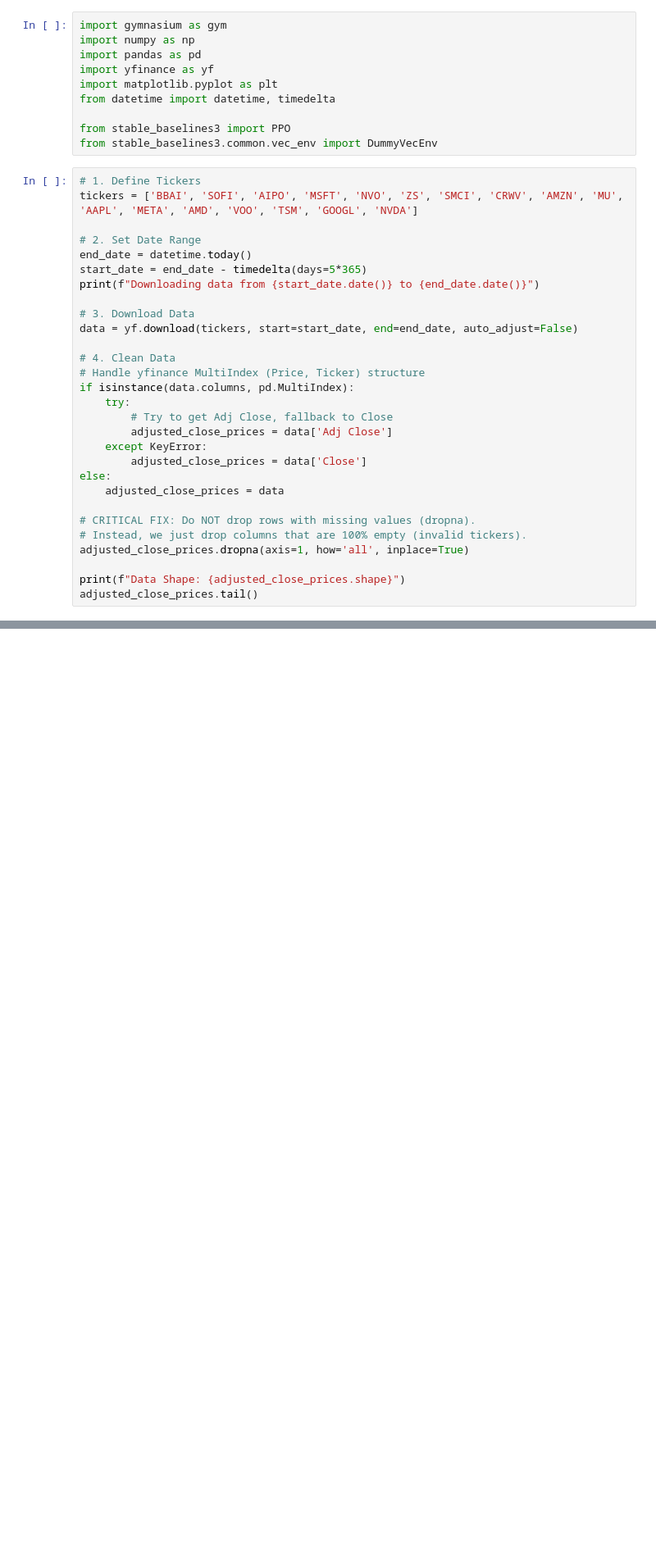
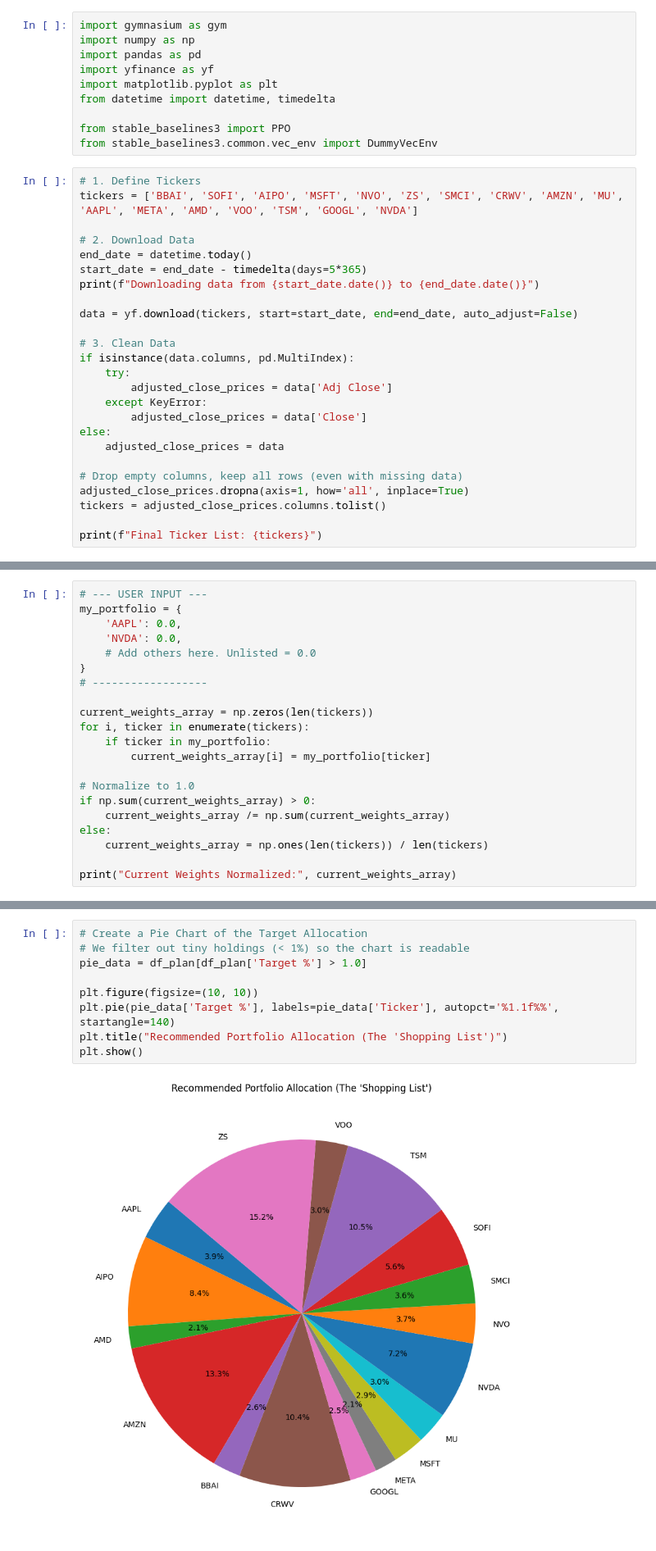
Before and after one commit to prajpenmetsa/portfolio-optimization-rl, a Jupyter notebook: yfinance_rl.ipynb, the cells around one changed output, grey strips where cells are left out. Shown at 82% size. Drawn from its saved outputs; the diff is of its cells as text; blank space fills up the shorter version.

```diff
--- a/yfinance_rl.ipynb
+++ b/yfinance_rl.ipynb
@@ -32,31 +32,27 @@ from stable_baselines3.common.vec_env import DummyVecEnv
 # 1. Define Tickers
 tickers = ['BBAI', 'SOFI', 'AIPO', 'MSFT', 'NVO', 'ZS', 'SMCI', 'CRWV', 'AMZN', 'MU', 'AAPL', 'META', 'AMD', 'VOO', 'TSM', 'GOOGL', 'NVDA']
 
-# 2. Set Date Range
+# 2. Download Data
 end_date = datetime.today()
 start_date = end_date - timedelta(days=5*365)
 print(f"Downloading data from {start_date.date()} to {end_date.date()}")
 
-# 3. Download Data
 data = yf.download(tickers, start=start_date, end=end_date, auto_adjust=False)
 
-# 4. Clean Data
-# Handle yfinance MultiIndex (Price, Ticker) structure
+# 3. Clean Data
 if isinstance(data.columns, pd.MultiIndex):
     try:
-        # Try to get Adj Close, fallback to Close
         adjusted_close_prices = data['Adj Close']
     except KeyError:
         adjusted_close_prices = data['Close']
 else:
     adjusted_close_prices = data
 
-# CRITICAL FIX: Do NOT drop rows with missing values (dropna).
-# Instead, we just drop columns that are 100% empty (invalid tickers).
+# Drop empty columns, keep all rows (even with missing data)
 adjusted_close_prices.dropna(axis=1, how='all', inplace=True)
+tickers = adjusted_close_prices.columns.tolist()
 
-print(f"Data Shape: {adjusted_close_prices.shape}")
-adjusted_close_prices.tail()
+print(f"Final Ticker List: {tickers}")
 # %% [output]
 Downloading data from 2020-12-29 to 2025-12-28
 [*********************100%***********************]  17 of 17 completed
@@ -242,0 +249,21 @@ Final Benchmark Value:    $1.19
+# %%
+# --- USER INPUT ---
+my_portfolio = {
+    'AAPL': 0.0,
+    'NVDA': 0.0,
+    # Add others here. Unlisted = 0.0
+}
+# ------------------
+
+current_weights_array = np.zeros(len(tickers))
+for i, ticker in enumerate(tickers):
+    if ticker in my_portfolio:
+        current_weights_array[i] = my_portfolio[ticker]
+
+# Normalize to 1.0
+if np.sum(current_weights_array) > 0:
+    current_weights_array /= np.sum(current_weights_array)
+else:
+    current_weights_array = np.ones(len(tickers)) / len(tickers)
+
+print("Current Weights Normalized:", current_weights_array)
@@ -302,0 +331,11 @@ plt.show()
+# %%
+# Create a Pie Chart of the Target Allocation
+# We filter out tiny holdings (< 1%) so the chart is readable
+pie_data = df_plan[df_plan['Target %'] > 1.0]
+
+plt.figure(figsize=(10, 10))
+plt.pie(pie_data['Target %'], labels=pie_data['Ticker'], autopct='%1.1f%%', startangle=140)
+plt.title("Recommended Portfolio Allocation (The 'Shopping List')")
+plt.show()
+# %% [output]
+[figure, added]
```
Also changed, not shown: parts of 8 cells of this notebook.
